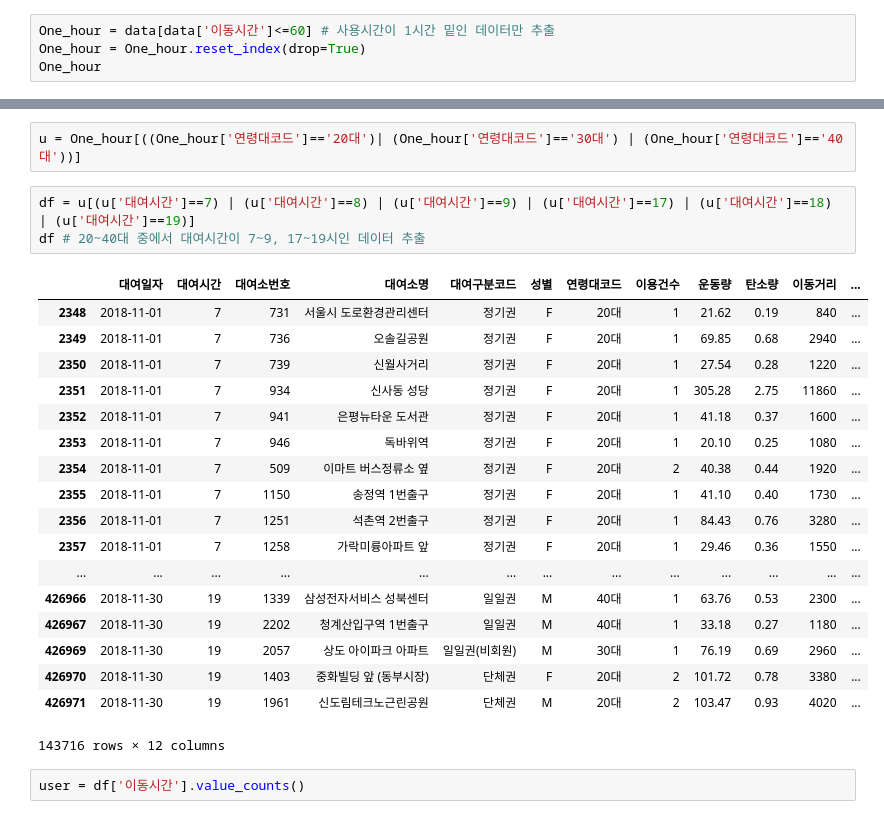
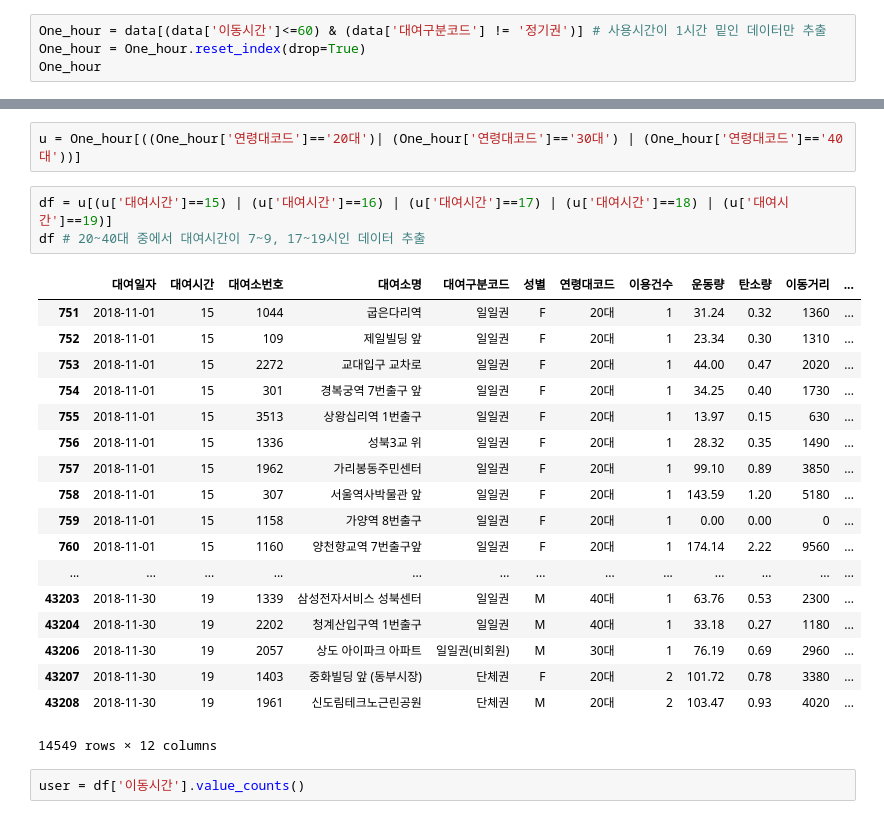
Before and after one commit to sy-k-98/practice, a Jupyter notebook: 11조.ipynb, the cells around one changed output, grey strips where cells are left out. Saved outputs shown, nothing was run; the diff lists cells and outputs as text.

```diff
--- a/11조.ipynb
+++ b/11조.ipynb
@@ -29,7 +37,7 @@ data
 | 465714 | 2018-11-30 | 23 | 2184 | 구암초등학교 버스정류장 | 일일권(비회원) | M | 30대 | 1 | 40.93 | 0.37 | 1590 | ... |
 465715 rows × 12 columns
 # %%
-One_hour = data[data['이동시간']<=60] # 사용시간이 1시간 밑인 데이터만 추출
+One_hour = data[(data['이동시간']<=60) & (data['대여구분코드'] != '정기권')] # 사용시간이 1시간 밑인 데이터만 추출
 One_hour = One_hour.reset_index(drop=True)
 One_hour
 # %% [output]
@@ -96,27 +107,27 @@ Text(0,0.5,'이용자의 수(명)')
 # %%
 u = One_hour[((One_hour['연령대코드']=='20대')| (One_hour['연령대코드']=='30대') | (One_hour['연령대코드']=='40대'))]
 # %%
-df = u[(u['대여시간']==7) | (u['대여시간']==8) | (u['대여시간']==9) | (u['대여시간']==17) | (u['대여시간']==18) | (u['대여시간']==19)]
+df = u[(u['대여시간']==15) | (u['대여시간']==16) | (u['대여시간']==17) | (u['대여시간']==18) | (u['대여시간']==19)]
 df # 20~40대 중에서 대여시간이 7~9, 17~19시인 데이터 추출
 # %% [output]
 |  | 대여일자 | 대여시간 | 대여소번호 | 대여소명 | 대여구분코드 | 성별 | 연령대코드 | 이용건수 | 운동량 | 탄소량 | 이동거리 | ... |
-| 2348 | 2018-11-01 | 7 | 731 | 서울시 도로환경관리센터 | 정기권 | F | 20대 | 1 | 21.62 | 0.19 | 840 | ... |
-| 2349 | 2018-11-01 | 7 | 736 | 오솔길공원 | 정기권 | F | 20대 | 1 | 69.85 | 0.68 | 2940 | ... |
-| 2350 | 2018-11-01 | 7 | 739 | 신월사거리 | 정기권 | F | 20대 | 1 | 27.54 | 0.28 | 1220 | ... |
-| 2351 | 2018-11-01 | 7 | 934 | 신사동 성당 | 정기권 | F | 20대 | 1 | 305.28 | 2.75 | 11860 | ... |
-| 2352 | 2018-11-01 | 7 | 941 | 은평뉴타운 도서관 | 정기권 | F | 20대 | 1 | 41.18 | 0.37 | 1600 | ... |
-| 2353 | 2018-11-01 | 7 | 946 | 독바위역 | 정기권 | F | 20대 | 1 | 20.10 | 0.25 | 1080 | ... |
-| 2354 | 2018-11-01 | 7 | 509 | 이마트 버스정류소 옆 | 정기권 | F | 20대 | 2 | 40.38 | 0.44 | 1920 | ... |
-| 2355 | 2018-11-01 | 7 | 1150 | 송정역 1번출구 | 정기권 | F | 20대 | 1 | 41.10 | 0.40 | 1730 | ... |
-| 2356 | 2018-11-01 | 7 | 1251 | 석촌역 2번출구 | 정기권 | F | 20대 | 1 | 84.43 | 0.76 | 3280 | ... |
-| 2357 | 2018-11-01 | 7 | 1258 | 가락미륭아파트 앞 | 정기권 | F | 20대 | 1 | 29.46 | 0.36 | 1550 | ... |
+| 751 | 2018-11-01 | 15 | 1044 | 굽은다리역 | 일일권 | F | 20대 | 1 | 31.24 | 0.32 | 1360 | ... |
+| 752 | 2018-11-01 | 15 | 109 | 제일빌딩 앞 | 일일권 | F | 20대 | 1 | 23.34 | 0.30 | 1310 | ... |
+| 753 | 2018-11-01 | 15 | 2272 | 교대입구 교차로 | 일일권 | F | 20대 | 1 | 44.00 | 0.47 | 2020 | ... |
+| 754 | 2018-11-01 | 15 | 301 | 경복궁역 7번출구 앞 | 일일권 | F | 20대 | 1 | 34.25 | 0.40 | 1730 | ... |
+| 755 | 2018-11-01 | 15 | 3513 | 상왕십리역 1번출구 | 일일권 | F | 20대 | 1 | 13.97 | 0.15 | 630 | ... |
+| 756 | 2018-11-01 | 15 | 1336 | 성북3교 위 | 일일권 | F | 20대 | 1 | 28.32 | 0.35 | 1490 | ... |
+| 757 | 2018-11-01 | 15 | 1962 | 가리봉동주민센터 | 일일권 | F | 20대 | 1 | 99.10 | 0.89 | 3850 | ... |
+| 758 | 2018-11-01 | 15 | 307 | 서울역사박물관 앞 | 일일권 | F | 20대 | 1 | 143.59 | 1.20 | 5180 | ... |
+| 759 | 2018-11-01 | 15 | 1158 | 가양역 8번출구 | 일일권 | F | 20대 | 1 | 0.00 | 0.00 | 0 | ... |
+| 760 | 2018-11-01 | 15 | 1160 | 양천향교역 7번출구앞 | 일일권 | F | 20대 | 1 | 174.14 | 2.22 | 9560 | ... |
 | ... | ... | ... | ... | ... | ... | ... | ... | ... | ... | ... | ... | ... |
-| 426966 | 2018-11-30 | 19 | 1339 | 삼성전자서비스 성북센터 | 일일권 | M | 40대 | 1 | 63.76 | 0.53 | 2300 | ... |
-| 426967 | 2018-11-30 | 19 | 2202 | 청계산입구역 1번출구 | 일일권 | M | 40대 | 1 | 33.18 | 0.27 | 1180 | ... |
-| 426969 | 2018-11-30 | 19 | 2057 | 상도 아이파크 아파트 | 일일권(비회원) | M | 30대 | 1 | 76.19 | 0.69 | 2960 | ... |
-| 426970 | 2018-11-30 | 19 | 1403 | 중화빌딩 앞 (동부시장) | 단체권 | F | 20대 | 2 | 101.72 | 0.78 | 3380 | ... |
-| 426971 | 2018-11-30 | 19 | 1961 | 신도림테크노근린공원 | 단체권 | M | 20대 | 2 | 103.47 | 0.93 | 4020 | ... |
+| 43203 | 2018-11-30 | 19 | 1339 | 삼성전자서비스 성북센터 | 일일권 | M | 40대 | 1 | 63.76 | 0.53 | 2300 | ... |
+| 43204 | 2018-11-30 | 19 | 2202 | 청계산입구역 1번출구 | 일일권 | M | 40대 | 1 | 33.18 | 0.27 | 1180 | ... |
+| 43206 | 2018-11-30 | 19 | 2057 | 상도 아이파크 아파트 | 일일권(비회원) | M | 30대 | 1 | 76.19 | 0.69 | 2960 | ... |
+| 43207 | 2018-11-30 | 19 | 1403 | 중화빌딩 앞 (동부시장) | 단체권 | F | 20대 | 2 | 101.72 | 0.78 | 3380 | ... |
+| 43208 | 2018-11-30 | 19 | 1961 | 신도림테크노근린공원 | 단체권 | M | 20대 | 2 | 103.47 | 0.93 | 4020 | ... |
-143716 rows × 12 columns
+14549 rows × 12 columns
 # %%
 user = df['이동시간'].value_counts()
 # %%
```
Also changed, not shown: parts of 13 cells of this notebook.
